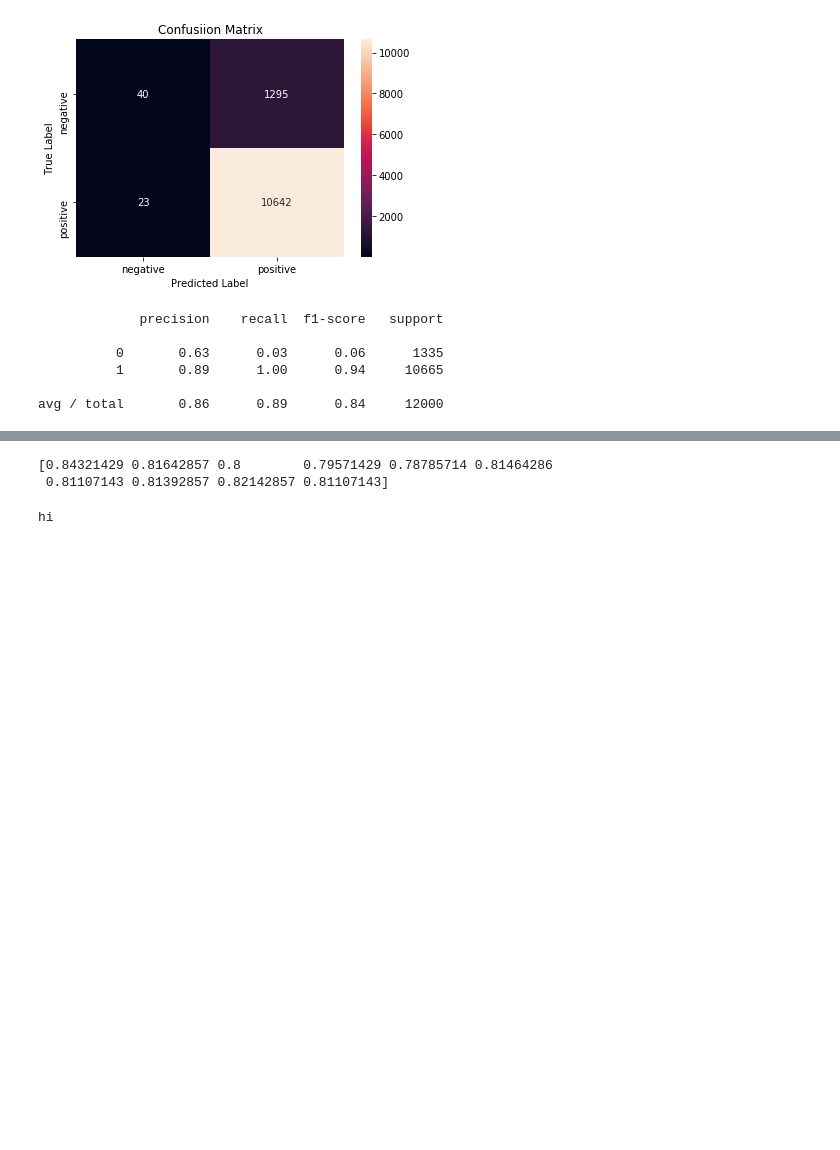
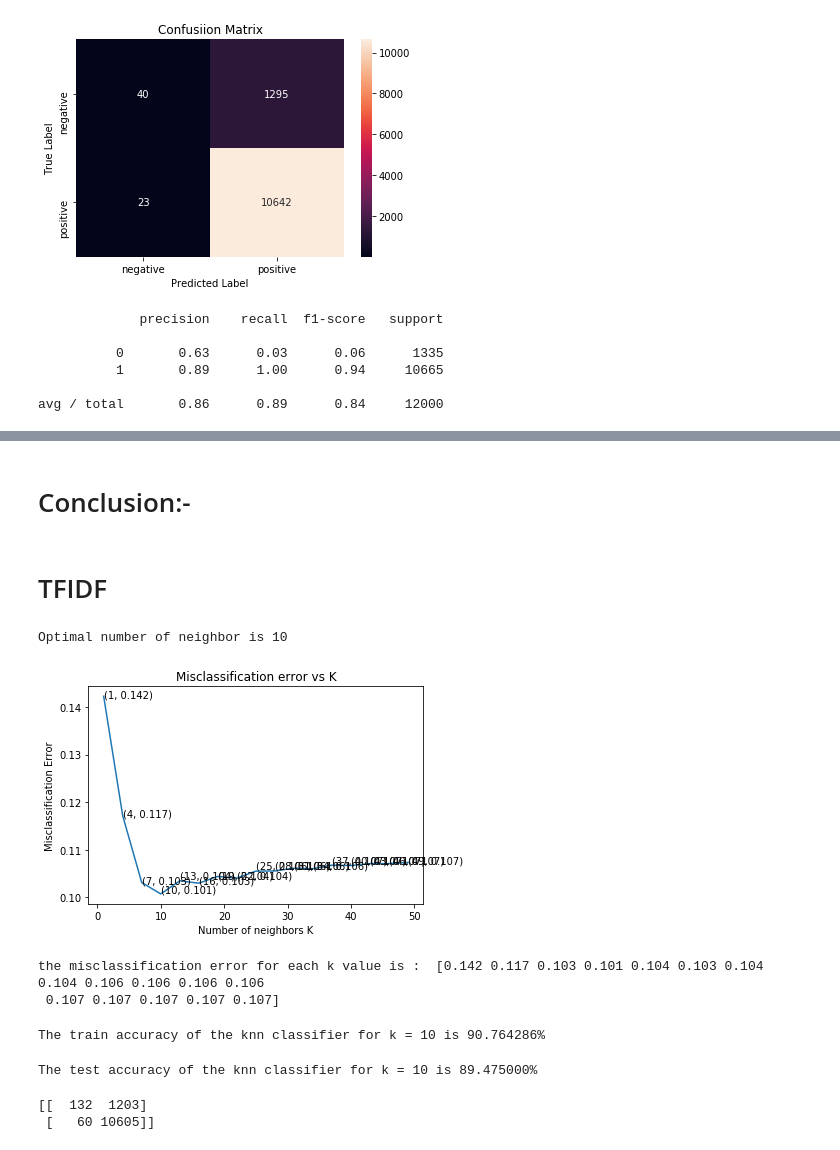
Before and after one commit to mehrayogesh208/Amazon-Fine-Food, a Jupyter notebook: Knn.ipynb, the cells around one changed output, grey strips where cells are left out. Saved outputs shown, nothing was run; the diff lists cells and outputs as text; code cells hidden in the pictures; blank space fills up the shorter version.

Commit message:
knn on tfidf

```diff
--- a/Knn.ipynb
+++ b/Knn.ipynb
@@ -158,9 +151,11 @@ scores = cross_val_score(knn,trainbow,train_df["Score"],cv = 10,scoring = 'accur
-# %%
-print(scores)
-# %% [output]
-[0.84321429 0.81642857 0.8        0.79571429 0.78785714 0.81464286
- 0.81107143 0.81392857 0.82142857 0.81107143]
-# %%
-print("hi")
-# %% [output]
-hi
+# %% [markdown]
+# Conclusion:-
+# %% [markdown]
+# TFIDF
+# %%
+optimal_k = brute_knn_classifier(traintfidf,train_df["Score"])
+# %% [output]
+Optimal number of neighbor is 10
+[figure, added]
+the misclassification error for each k value is :  [0.142 0.117 0.103 0.101 0.104 0.103 0.104 0.104 0.106 0.106 0.106 0.106
+ 0.107 0.107 0.107 0.107 0.107]
@@ -166,0 +173,19 @@ hi
+# %%
+#evaluate accuracy on test data
+acc_ = accuracy_score(train_df["Score"], pred_train) * 100
+print('\nThe train accuracy of the knn classifier for k = %d is %f%%' % (optimal_k, acc_))
+# %% [output]
+The train accuracy of the knn classifier for k = 10 is 90.764286%
+# %%
+#evaluate accuracy on test data
+acc_tf = accuracy_score(test_df["Score"], pred) * 100
+print('\nThe test accuracy of the knn classifier for k = %d is %f%%' % (optimal_k, acc_tf))
+# %% [output]
+The test accuracy of the knn classifier for k = 10 is 89.475000%
+# %%
+from sklearn.metrics import confusion_matrix
+c_matrix = confusion_matrix(test_df["Score"], pred)
+print(c_matrix)
+# %% [output]
+[[  132  1203]
+ [   60 10605]]
```
Also changed, not shown: parts of 7 cells of this notebook.
